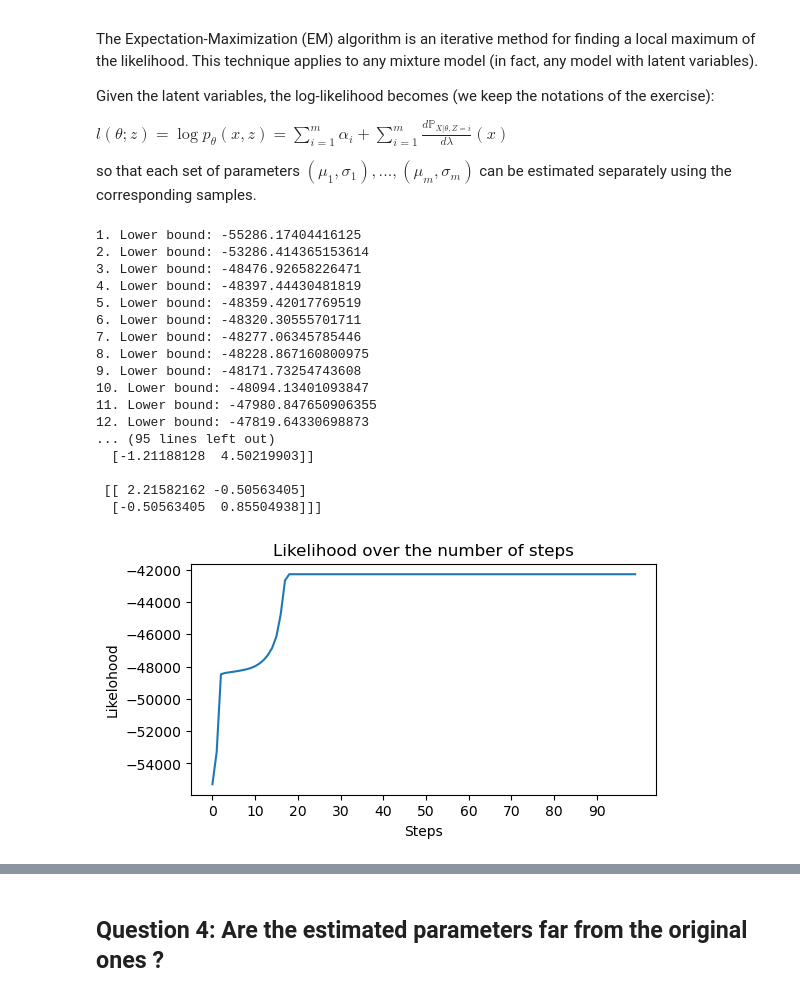
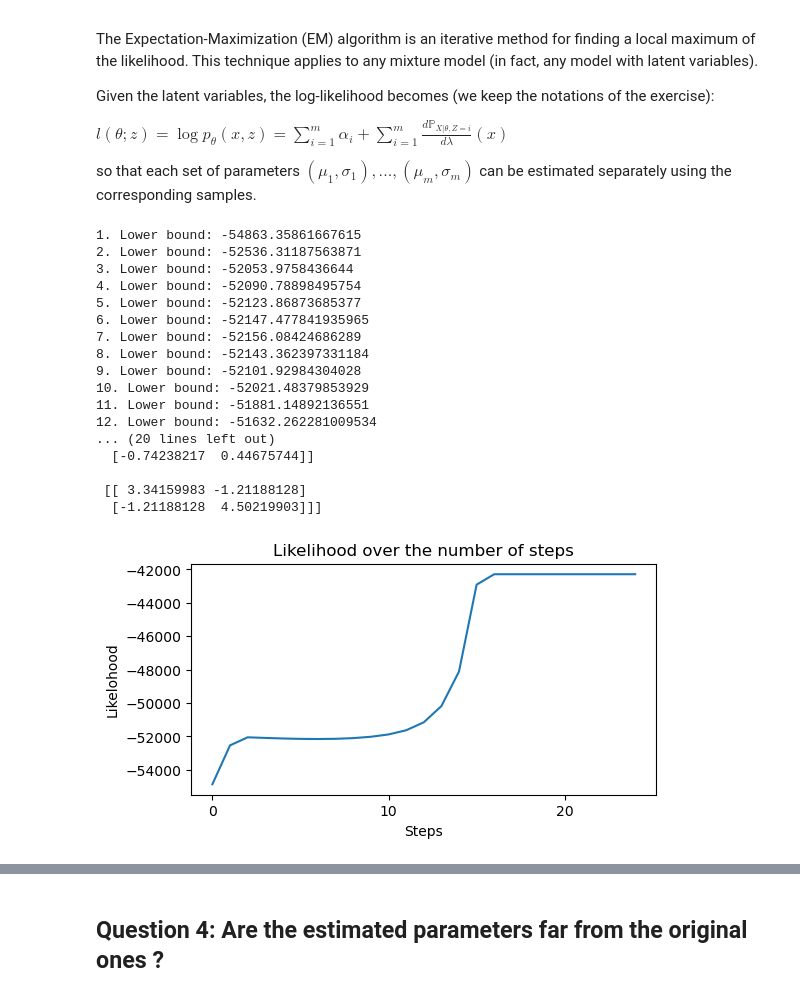
Before and after one commit to AugustinCablant/3A-class, a Jupyter notebook: Computational Statistics/TP2.ipynb, the cells around one changed output, grey strips where cells are left out. Saved outputs shown, nothing was run; the diff lists cells and outputs as text; code cells hidden in the pictures.

```diff
--- a/Computational Statistics/TP2.ipynb
+++ b/Computational Statistics/TP2.ipynb
@@ -192,7 +192,6 @@ class EM_GMM():
         d = self.d
         self.alpha = np.ones(self.n_clusters) / self.n_clusters
         self.mu = np.random.uniform(-10, 10, n_clusters * d).reshape(n_clusters, d)
-        self.sigma = generate_invertible_matrices(self.n_clusters, self.X.shape[1])
         self.sigma = np.array([np.identity(d) for _ in range(n_clusters)])
         self.BETA = np.zeros((self.N, self.n_clusters))    # Posterior probabilities
 
@@ -338,36 +337,36 @@ class EM_GMM():
         plt.show()
 # %%
 G = EM_GMM(X, n_clusters = 3)
-G.fit(max_iter = 100, verbose=True)
+G.fit(max_iter = 25, verbose=True)
 mu_pred, sigma_pred, alpha_pred, likelihoods_pred = G.best_mu, G.best_sigma, G.best_alpha, G.evolution_likelihood
 print("Predicted means:", mu_pred)
 print("Predicted standard deviations:", sigma_pred)
 plt.figure(figsize=(6,3))
 plt.plot(range(len(likelihoods_pred)), likelihoods_pred)
 plt.title('Likelihood over the number of steps')
 plt.xlabel('Steps')
 plt.ylabel('Likelohood')
 plt.xticks(np.arange(0, len(likelihoods_pred), 10))
 plt.show()
 # %% [output]
-1. Lower bound: -55286.17404416125
-2. Lower bound: -53286.414365153614
-3. Lower bound: -48476.92658226471
-4. Lower bound: -48397.44430481819
-5. Lower bound: -48359.42017769519
-6. Lower bound: -48320.30555701711
-7. Lower bound: -48277.06345785446
-8. Lower bound: -48228.867160800975
-9. Lower bound: -48171.73254743608
-10. Lower bound: -48094.13401093847
-11. Lower bound: -47980.847650906355
-12. Lower bound: -47819.64330698873
-... (95 lines left out)
-  [-1.21188128  4.50219903]]
+1. Lower bound: -54863.35861667615
+2. Lower bound: -52536.31187563871
+3. Lower bound: -52053.9758436644
+4. Lower bound: -52090.78898495754
+5. Lower bound: -52123.86873685377
+6. Lower bound: -52147.477841935965
+7. Lower bound: -52156.08424686289
+8. Lower bound: -52143.362397331184
+9. Lower bound: -52101.92984304028
+10. Lower bound: -52021.48379853929
+11. Lower bound: -51881.14892136551
+12. Lower bound: -51632.262281009534
+... (20 lines left out)
+  [-0.74238217  0.44675744]]
 
- [[ 2.21582162 -0.50563405]
-  [-0.50563405  0.85504938]]]
+ [[ 3.34159983 -1.21188128]
+  [-1.21188128  4.50219903]]]
-[figure, old version]
+[figure, new version]
 # %%
 G.plot_clusters()
 # %% [output]
```
Also changed, not shown: parts of 9 cells of this notebook, 1 other file.
